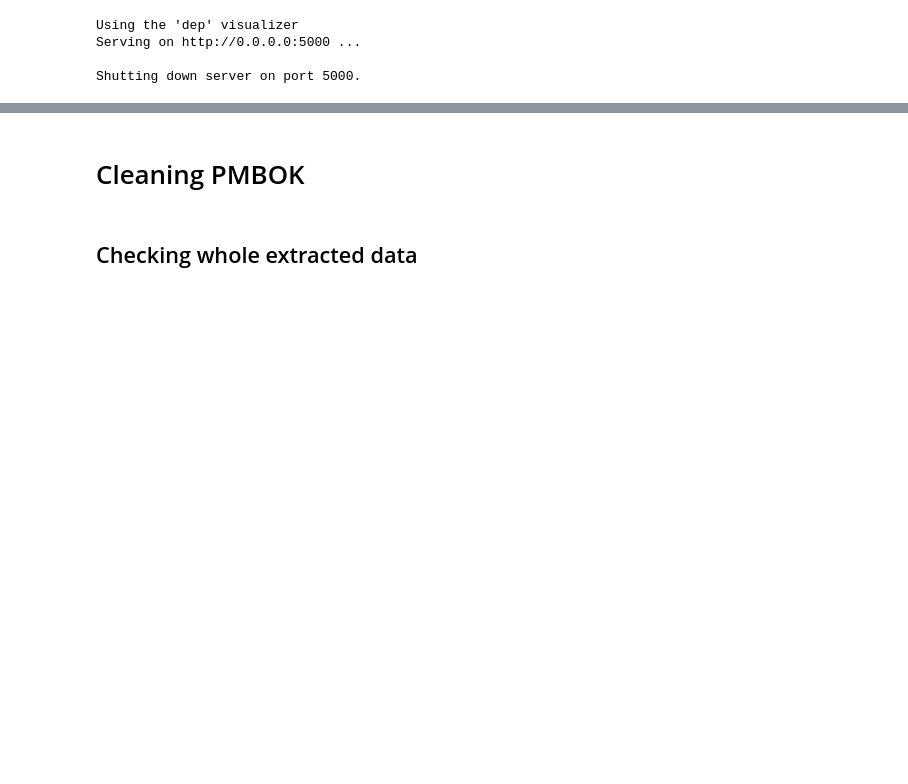
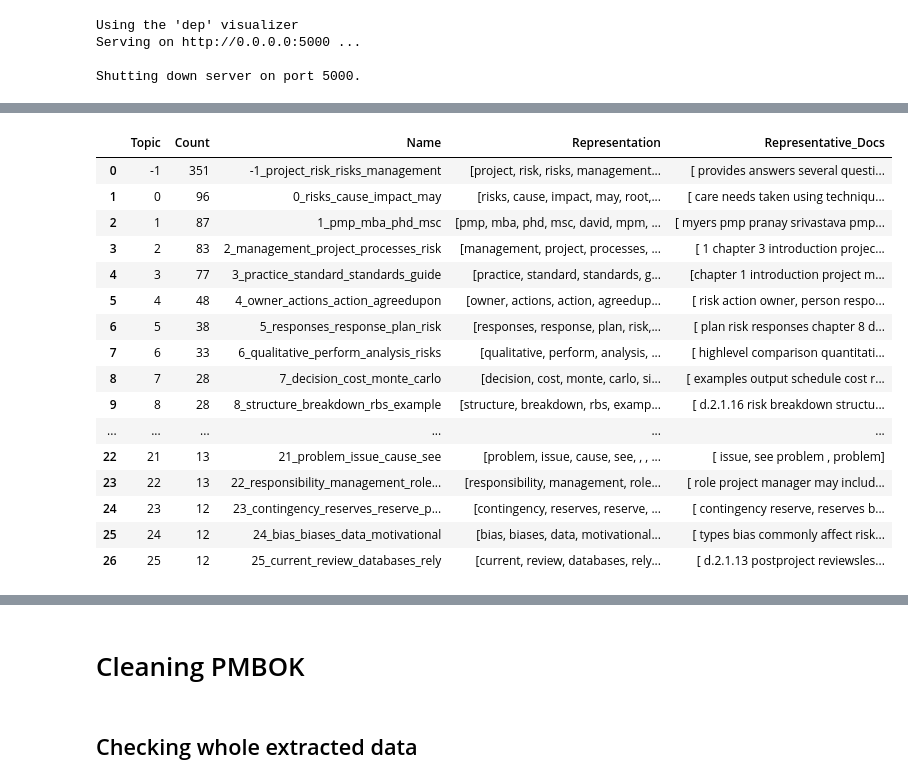
Before and after one commit to oussamaJMAA/PRM-Conceptual-Graphs-Recommendations, a Jupyter notebook: src/Data Preparation.ipynb, the cells around one changed output, grey strips where cells are left out. Saved outputs shown, nothing was run; the diff lists cells and outputs as text; code cells hidden in the pictures; blank space fills up the shorter version.

Commit message:
Bert Topic Modeling

```diff
--- a/src/Data Preparation.ipynb
+++ b/src/Data Preparation.ipynb
@@ -50,5 +51,20 @@ implemented, and for determining suitable risk actions to implement the chosen s
 # %% [markdown]
 # Cleaning PMI
+# %%
+stop = set(stopwords.words("english"))
+def clean_pmi(pmi_corpus):
+  patterns_substitutions = [
+        (r'ﬁ\s\s', 'fi'),  # Replace 'fi' with 'fi'
+        (r'\d©2009 Project Management Institute\. Practice Standard for Project Risk Management\d', ''),  # Remove footer
+        (r'©2009 Project Management Institute. Practice Standard for Project Risk Management', ''),  # Remove the copyright notice
+        (r'[^a-zA-Z0-9 .]+', ''),  # Remove punctuation and unwanted characters
+        (r'\s+', ' '), #remove extra spaces
+    ]
+  for pattern, substitution in patterns_substitutions:
+        pmi_corpus = re.sub(pattern, substitution, pmi_corpus)
+  filtered_words = ' '.join([word.lower() for word in pmi_corpus.split() if word.lower() not in stop])
+  sentences_pmi = re.split(r'(?<!\d)\.(?!\d)', filtered_words)
+  return sentences_pmi
 # %%
 def cleaning_pmi(pmi_corpus,tokenize=False):
     # Define a list of patterns and substitutions
@@ -194,0 +213,2 @@ Shutting down server on port 5000.
+# %%
+clean_pmi = clean_pmi(extracted_data_PMI)
@@ -194,0 +219,3 @@ Shutting down server on port 5000.
+# %%
+sentence_list_pmi= [x for x in clean_pmi if x !=  'g' and x != 'e']
+len(sentence_list_pmi)
@@ -194,0 +259,3 @@ Shutting down server on port 5000.
+# %%
+topic_model_pmi = BERTopic(language="english", calculate_probabilities=True, verbose=True)
+topics_pmi, probs_pmi = topic_model_pmi.fit_transform(sentence_list_pmi)
@@ -194,0 +266,21 @@ Shutting down server on port 5000.
+# %%
+freq_pmi = topic_model_pmi.get_topic_info();
+freq_pmi
+# %% [output]
+|  | Topic | Count | Name | Representation | Representative_Docs |
+| 0 | -1 | 351 | -1_project_risk_risks_management | [project, risk, risks, management... | [ provides answers several questi... |
+| 1 | 0 | 96 | 0_risks_cause_impact_may | [risks, cause, impact, may, root,... | [ care needs taken using techniqu... |
+| 2 | 1 | 87 | 1_pmp_mba_phd_msc | [pmp, mba, phd, msc, david, mpm, ... | [ myers pmp pranay srivastava pmp... |
+| 3 | 2 | 83 | 2_management_project_processes_risk | [management, project, processes, ... | [ 1 chapter 3 introduction projec... |
+| 4 | 3 | 77 | 3_practice_standard_standards_guide | [practice, standard, standards, g... | [chapter 1 introduction project m... |
+| 5 | 4 | 48 | 4_owner_actions_action_agreedupon | [owner, actions, action, agreedup... | [ risk action owner, person respo... |
+| 6 | 5 | 38 | 5_responses_response_plan_risk | [responses, response, plan, risk,... | [ plan risk responses chapter 8 d... |
+| 7 | 6 | 33 | 6_qualitative_perform_analysis_risks | [qualitative, perform, analysis, ... | [ highlevel comparison quantitati... |
+| 8 | 7 | 28 | 7_decision_cost_monte_carlo | [decision, cost, monte, carlo, si... | [ examples output schedule cost r... |
+| 9 | 8 | 28 | 8_structure_breakdown_rbs_example | [structure, breakdown, rbs, examp... | [ d.2.1.16 risk breakdown structu... |
+| ... | ... | ... | ... | ... | ... |
+| 22 | 21 | 13 | 21_problem_issue_cause_see | [problem, issue, cause, see, , , ... | [ issue, see problem , problem] |
+| 23 | 22 | 13 | 22_responsibility_management_role... | [responsibility, management, role... | [ role project manager may includ... |
+| 24 | 23 | 12 | 23_contingency_reserves_reserve_p... | [contingency, reserves, reserve, ... | [ contingency reserve, reserves b... |
+| 25 | 24 | 12 | 24_bias_biases_data_motivational | [bias, biases, data, motivational... | [ types bias commonly affect risk... |
+| 26 | 25 | 12 | 25_current_review_databases_rely | [current, review, databases, rely... | [ d.2.1.13 postproject reviewsles... |
```
Also changed, not shown: parts of 70 cells of this notebook, 1 other file.
